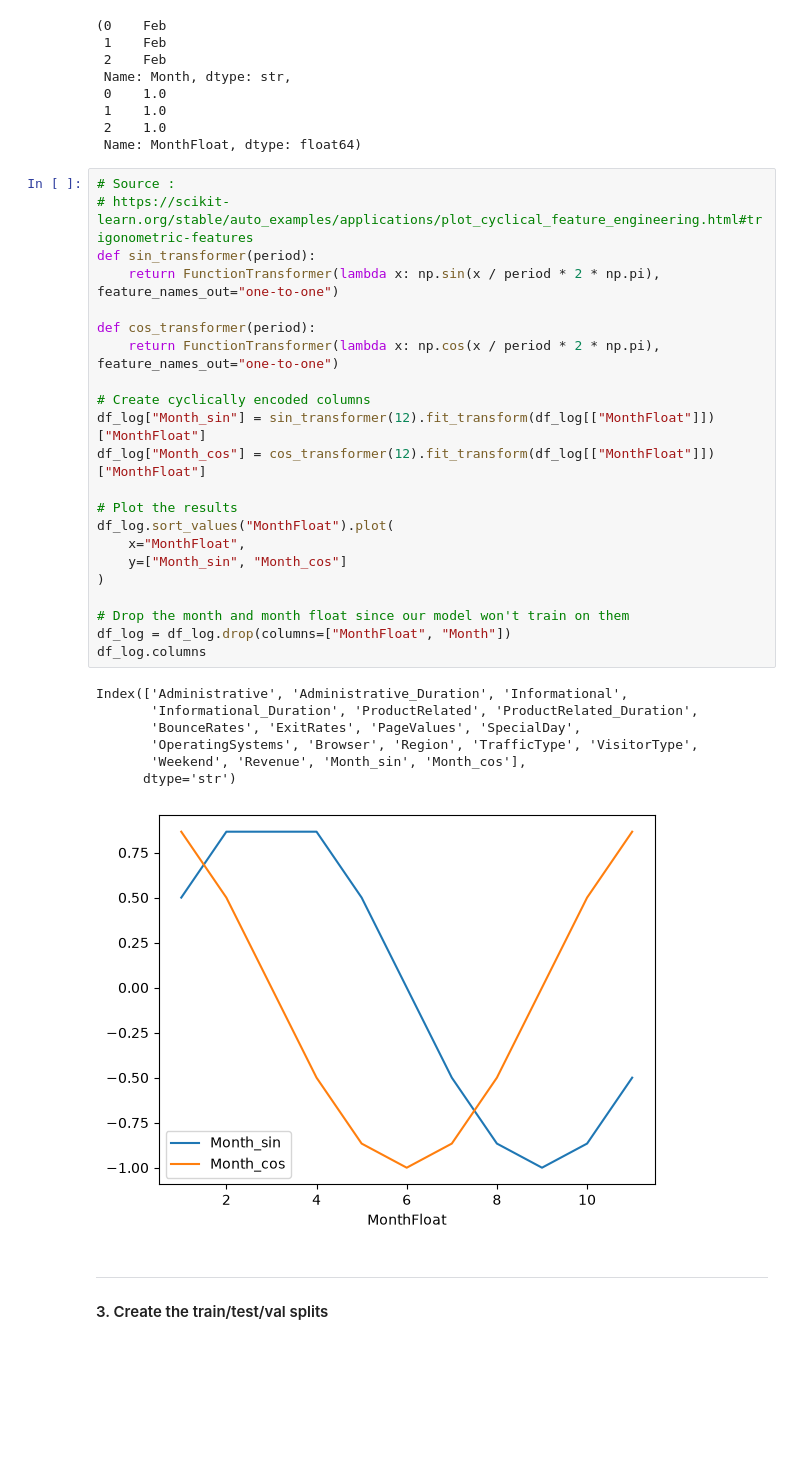
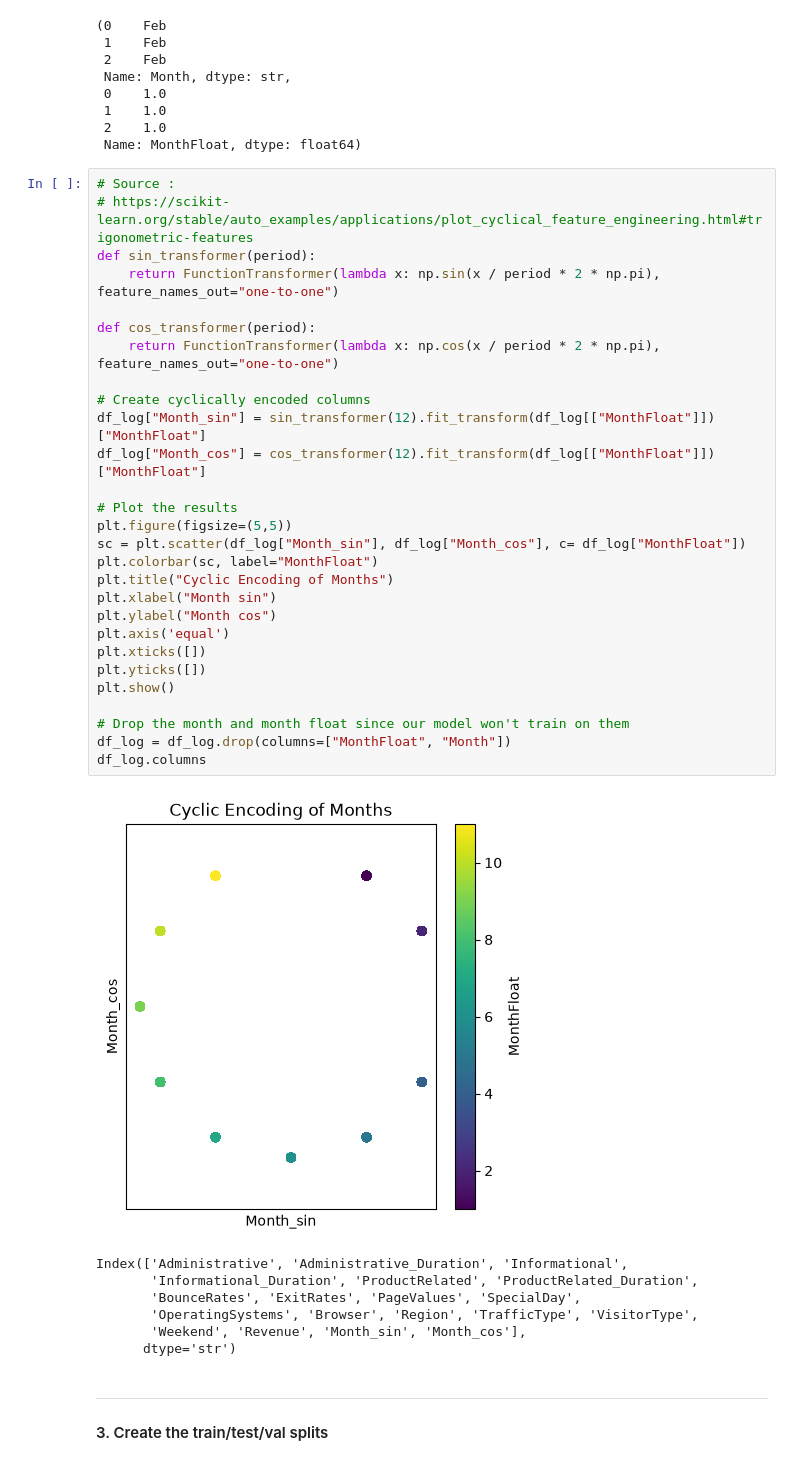
Before and after one commit to RobertDavidson1/MachineLearningProject-CT4101, a Jupyter notebook: src/machinelearningproject_ct4101/notebooks/01 - SplitAndPreProcessData.ipynb, the cells around one changed output. Saved outputs shown, nothing was run; the diff lists cells and outputs as text; blank space fills up the shorter version.

Commit message:
add better plot for cycle encoding, ,mention encoding of other nominal features

```diff
--- a/src/machinelearningproject_ct4101/notebooks/01 - SplitAndPreProcessData.ipynb
+++ b/src/machinelearningproject_ct4101/notebooks/01 - SplitAndPreProcessData.ipynb
@@ -105,33 +108,39 @@ df_log["Month"].head(3), df_log["MonthFloat"].head(3)
 # %%
 # Source :
 # https://scikit-learn.org/stable/auto_examples/applications/plot_cyclical_feature_engineering.html#trigonometric-features
 def sin_transformer(period):
     return FunctionTransformer(lambda x: np.sin(x / period * 2 * np.pi), feature_names_out="one-to-one")
 
 def cos_transformer(period):
     return FunctionTransformer(lambda x: np.cos(x / period * 2 * np.pi), feature_names_out="one-to-one")
 
 # Create cyclically encoded columns
 df_log["Month_sin"] = sin_transformer(12).fit_transform(df_log[["MonthFloat"]])["MonthFloat"]
 df_log["Month_cos"] = cos_transformer(12).fit_transform(df_log[["MonthFloat"]])["MonthFloat"]
 
 # Plot the results
-df_log.sort_values("MonthFloat").plot(
-    x="MonthFloat",
-    y=["Month_sin", "Month_cos"]
-)
+plt.figure(figsize=(5,5))
+sc = plt.scatter(df_log["Month_sin"], df_log["Month_cos"], c= df_log["MonthFloat"])
+plt.colorbar(sc, label="MonthFloat")
+plt.title("Cyclic Encoding of Months")
+plt.xlabel("Month sin")
+plt.ylabel("Month cos")
+plt.axis('equal')
+plt.xticks([])
+plt.yticks([])
+plt.show()
 
 # Drop the month and month float since our model won't train on them
 df_log = df_log.drop(columns=["MonthFloat", "Month"])
 df_log.columns
 # %% [output]
+[figure, new version]
 Index(['Administrative', 'Administrative_Duration', 'Informational',
        'Informational_Duration', 'ProductRelated', 'ProductRelated_Duration',
        'BounceRates', 'ExitRates', 'PageValues', 'SpecialDay',
        'OperatingSystems', 'Browser', 'Region', 'TrafficType', 'VisitorType',
        'Weekend', 'Revenue', 'Month_sin', 'Month_cos'],
       dtype='str')
-[figure, old version]
 # %% [markdown]
 ___
 #### 3. Create the train/test/val splits
```
Also changed, not shown: parts of 2 cells of this notebook.
